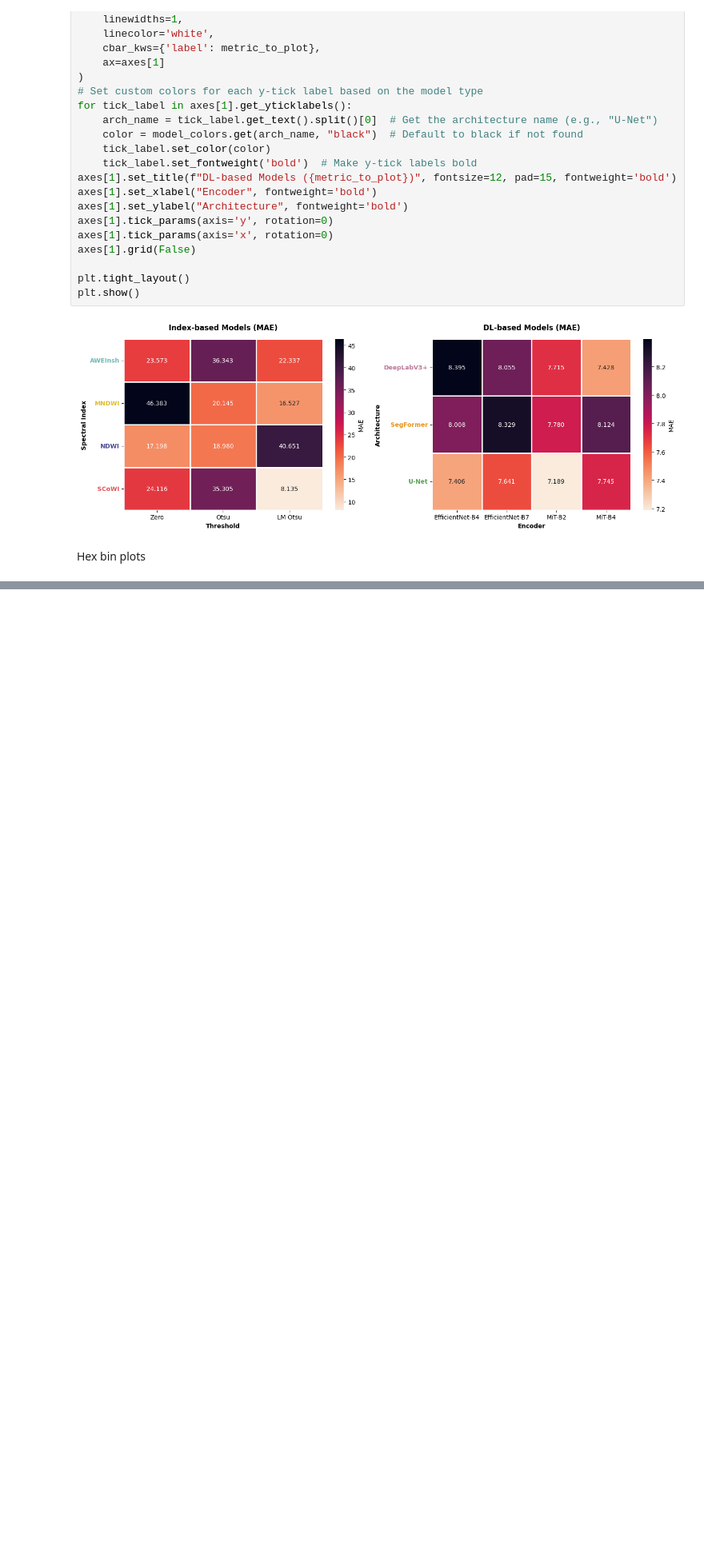
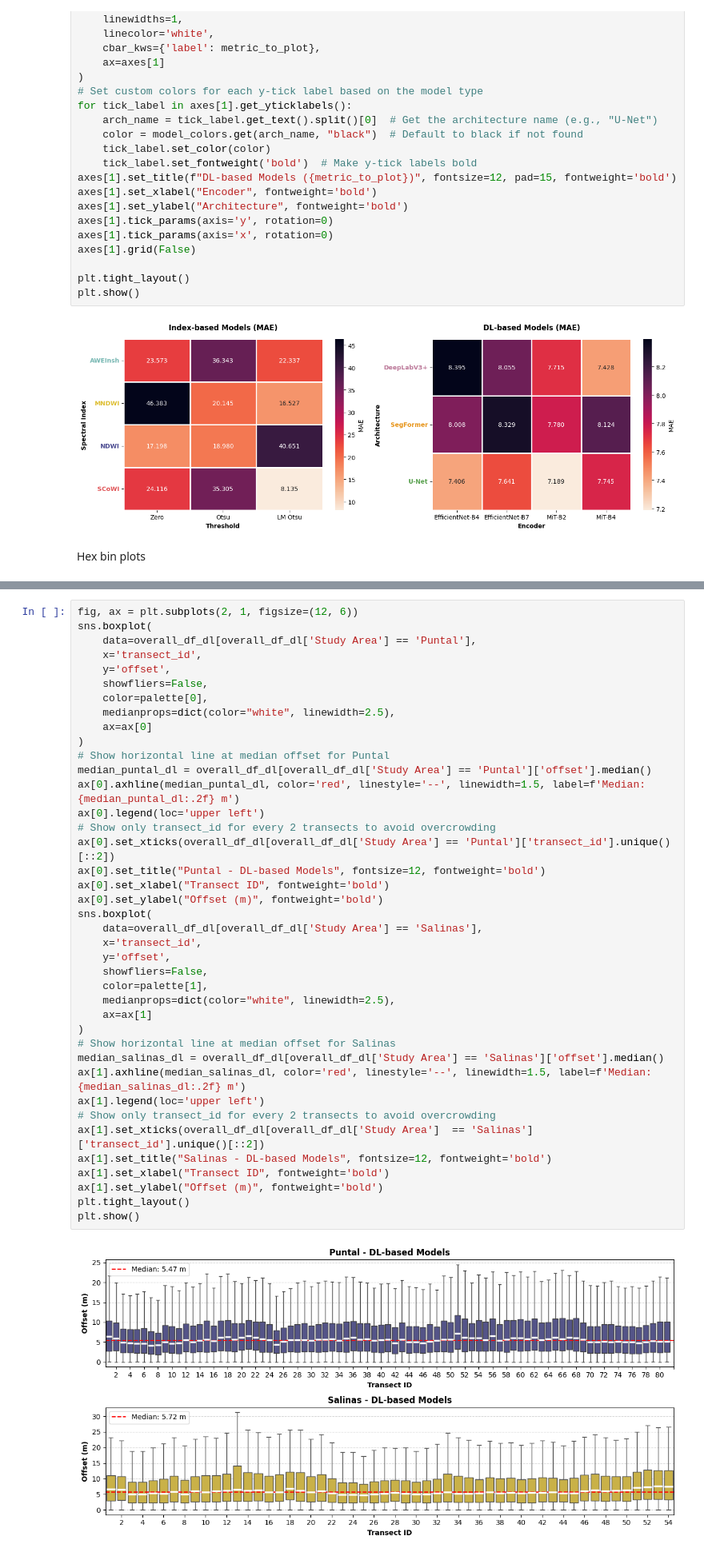
Before and after one commit to AlbertGallegoJimenez/sentinel2-coastline-benchmarking, a Jupyter notebook: notebooks/evaluate_offsets.ipynb, the cells around one changed output, grey strips where cells are left out. Shown at 80% size. Drawn from its saved outputs; the diff is of its cells as text; blank space fills up the shorter version.

```diff
--- a/notebooks/evaluate_offsets.ipynb
+++ b/notebooks/evaluate_offsets.ipynb
@@ -625,0 +671,42 @@ create_hexbin_plot(overall_df_dl, overall_dl_metrics, nrows=3, ncols=4, axis_ran
+# %%
+fig, ax = plt.subplots(2, 1, figsize=(12, 6))
+sns.boxplot(
+    data=overall_df_dl[overall_df_dl['Study Area'] == 'Puntal'],
+    x='transect_id',
+    y='offset',
+    showfliers=False,
+    color=palette[0],
+    medianprops=dict(color="white", linewidth=2.5),
+    ax=ax[0]
+)
+# Show horizontal line at median offset for Puntal
+median_puntal_dl = overall_df_dl[overall_df_dl['Study Area'] == 'Puntal']['offset'].median()
+ax[0].axhline(median_puntal_dl, color='red', linestyle='--', linewidth=1.5, label=f'Median: {median_puntal_dl:.2f} m')
+ax[0].legend(loc='upper left')
+# Show only transect_id for every 2 transects to avoid overcrowding
+ax[0].set_xticks(overall_df_dl[overall_df_dl['Study Area'] == 'Puntal']['transect_id'].unique()[::2])
+ax[0].set_title("Puntal - DL-based Models", fontsize=12, fontweight='bold')
+ax[0].set_xlabel("Transect ID", fontweight='bold')
+ax[0].set_ylabel("Offset (m)", fontweight='bold')
+sns.boxplot(
+    data=overall_df_dl[overall_df_dl['Study Area'] == 'Salinas'],
+    x='transect_id',
+    y='offset',
+    showfliers=False,
+    color=palette[1],
+    medianprops=dict(color="white", linewidth=2.5),
+    ax=ax[1]
+)
+# Show horizontal line at median offset for Salinas
+median_salinas_dl = overall_df_dl[overall_df_dl['Study Area'] == 'Salinas']['offset'].median()
+ax[1].axhline(median_salinas_dl, color='red', linestyle='--', linewidth=1.5, label=f'Median: {median_salinas_dl:.2f} m')
+ax[1].legend(loc='upper left')
+# Show only transect_id for every 2 transects to avoid overcrowding
+ax[1].set_xticks(overall_df_dl[overall_df_dl['Study Area']  == 'Salinas']['transect_id'].unique()[::2])
+ax[1].set_title("Salinas - DL-based Models", fontsize=12, fontweight='bold')
+ax[1].set_xlabel("Transect ID", fontweight='bold')
+ax[1].set_ylabel("Offset (m)", fontweight='bold')
+plt.tight_layout()
+plt.show()
+# %% [output]
+[figure, added]
```
Also changed, not shown: parts of 3 cells of this notebook.
